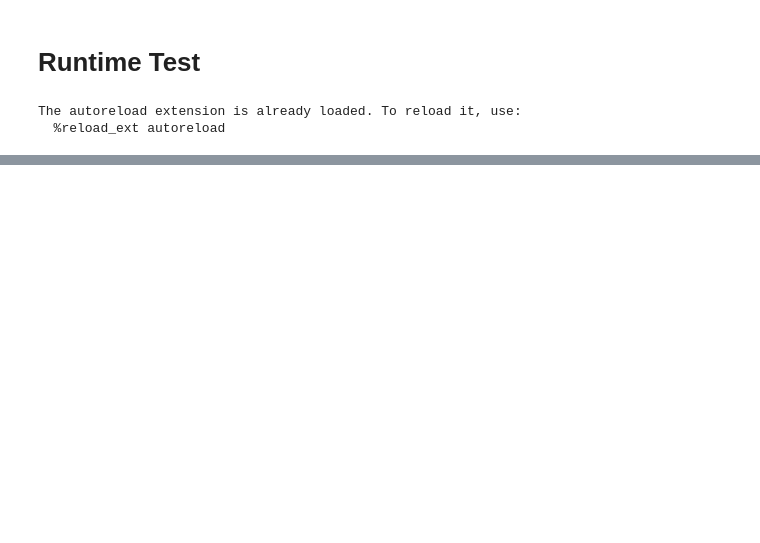
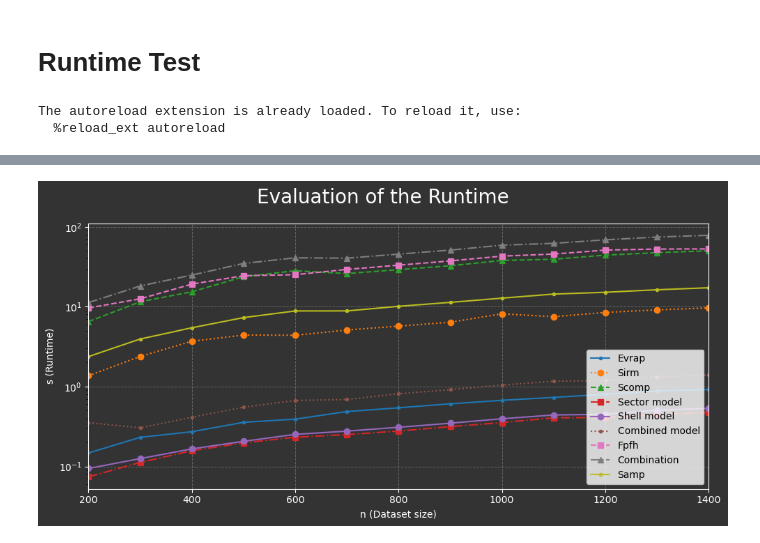
Before and after one commit to nicomu99/p1-repository, a Jupyter notebook: runtime_test.ipynb, the cells around one changed output, grey strips where cells are left out. Saved outputs shown, nothing was run; the diff lists cells and outputs as text; code cells hidden in the pictures; blank space fills up the shorter version.

```diff
--- a/runtime_test.ipynb
+++ b/runtime_test.ipynb
@@ -102,0 +93,46 @@ plt.show()
+# %%
+linestyles = [('.', 'solid'), ('o', 'dotted'), ('^', 'dashed'), ('s', 'dashdot'), ('o', 'solid'), ('.', 'dotted'),
+              ('s', 'dashed'), ('^', 'dashdot'), ('o', 'dashed')]
+
+fig, ax = plt.subplots(figsize=(10, 5))
+# Plotting
+for index, descriptor in enumerate(runtime_data.keys()):
+    if descriptor != 'dataset_size':
+        legend_label = descriptor.replace("_", " ").capitalize()
+
+        linestyle = linestyles[index % len(linestyles)]
+        ax.plot(runtime_df['dataset_size'], runtime_df[descriptor],
+                label=legend_label, linestyle=linestyle[1],
+                marker=linestyle[0])
+
+ax.set_yscale('log')
+ax.set_xlabel("n (Dataset size)", color='white')
+ax.set_ylabel("s (Runtime)", color='white')
+ax.legend()
+ax.grid(True)
+
+ax.set_facecolor('#333333')  # Dark grey background for the plot area
+
+# Customize ticks and labels
+ax.tick_params(colors='white')  # White ticks
+ax.xaxis.label.set_color('white')  # X-axis label color
+ax.yaxis.label.set_color('white')  # Y-axis label color
+
+ax.spines['top'].set_color('white')
+ax.spines['right'].set_color('white')
+ax.spines['left'].set_color('white')
+ax.spines['bottom'].set_color('white')
+
+ax.set_xlim(np.min(runtime_df['dataset_size']), np.max(runtime_df['dataset_size']))
+
+# Customize grid
+ax.grid(color='#666666', linestyle='--', linewidth=0.7)
+
+fig.suptitle("Evaluation of the Runtime", color="white", fontsize=20)
+fig.patch.set_facecolor('#333333')  # Dark grey background for the figure
+fig.tight_layout()
+
+plt.savefig('figures/runtime_mcgill_logy.png', dpi=300)
+plt.show()
+# %% [output]
+[figure, added]
```
Also changed, not shown: parts of 5 cells of this notebook.
